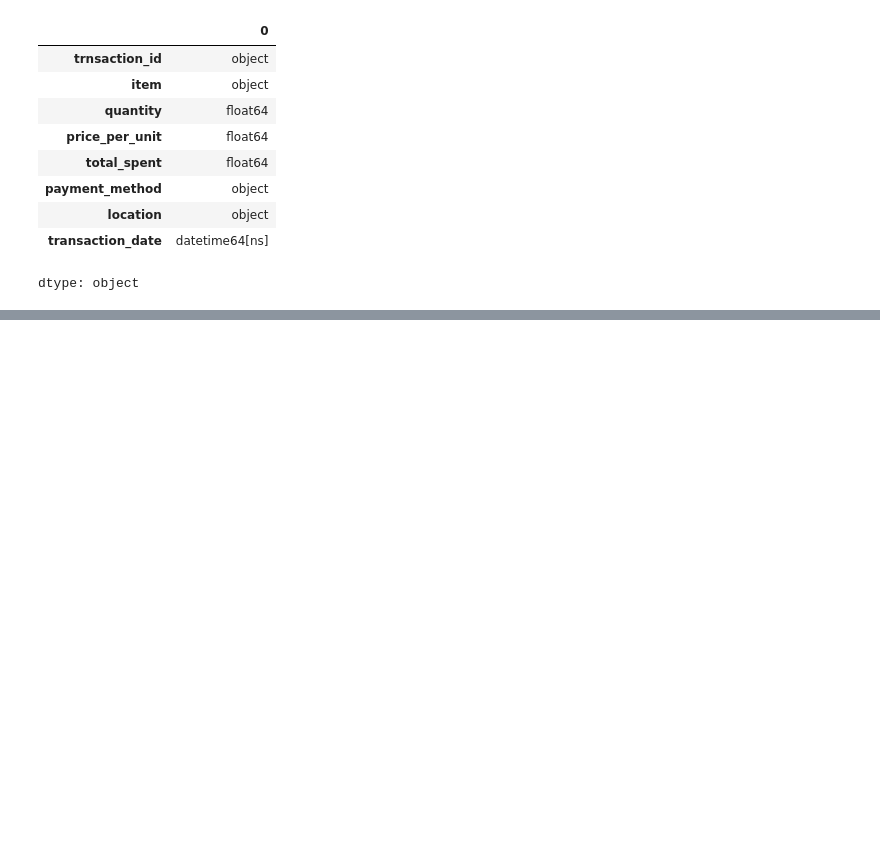
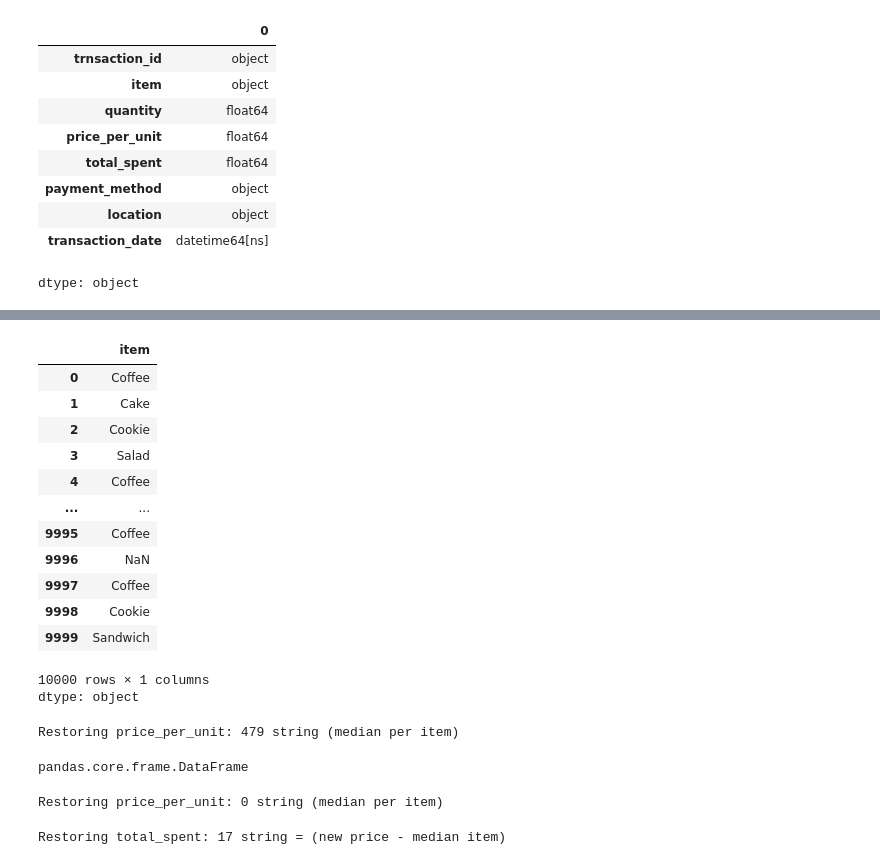
Before and after one commit to VikiTarasova/Analysis_Cafe_Sales, a Jupyter notebook: EDA_Cafe_Sales.ipynb, the cells around one changed output, grey strips where cells are left out. Drawn from its saved outputs; the diff is of its cells as text; code cells hidden in the pictures; blank space fills up the shorter version.

Commit message:
Data cleaning2

```diff
--- a/EDA_Cafe_Sales.ipynb
+++ b/EDA_Cafe_Sales.ipynb
@@ -257,0 +292,73 @@ dtype: object
+# %%
+df['item']
+# %% [output]
+|  | item |
+| 0 | Coffee |
+| 1 | Cake |
+| 2 | Cookie |
+| 3 | Salad |
+| 4 | Coffee |
+| ... | ... |
+| 9995 | Coffee |
+| 9996 | NaN |
+| 9997 | Coffee |
+| 9998 | Cookie |
+| 9999 | Sandwich |
+10000 rows × 1 columns
+dtype: object
+# %%
+# Спочатку конвертуємо стовпець у числовий тип
+df['price_per_unit'] = pd.to_numeric(df['price_per_unit'], errors='coerce')
+
+# Тепер будує map і заповнює пропуски
+price_map = (
+    df.dropna(subset=['item', 'price_per_unit'])
+    .groupby('item')['price_per_unit']
+    .median()
+    .to_dict()
+)
+
+mask_price = df['price_per_unit'].isna() & df['item'].notna()
+df.loc[mask_price, 'price_per_unit'] = df.loc[mask_price, 'item'].map(price_map)
+
+print(f"Restoring price_per_unit: {mask_price.sum()} string (median per item)")
+# %% [output]
+Restoring price_per_unit: 479 string (median per item)
+# %%
+type(df[mask_price])  # DataFrame
+type(df[mask_price]['item'])  # Series
+type(df[mask_price][['item', 'price_per_unit']])  # DataFrame
+type(df.loc[mask_price, 'item'])  # Series
+type(df.loc[mask_price, ['item', 'price_per_unit']])  # DataFrame
+# %% [output]
+pandas.core.frame.DataFrame
+# %%
+# dict of median prices
+price_map = (
+    df.dropna(subset=['item', 'price_per_unit'])
+    .groupby('item')['price_per_unit']
+    .median()
+    .to_dict()
+)
+mask_price = df['price_per_unit'].isna() & df['item'].notna()
+df.loc[mask_price, 'price_per_unit'] = df.loc[mask_price, 'item'].map(price_map)
+print(f"Restoring price_per_unit: {mask_price.sum()} string (median per item) ")
+# %% [output]
+Restoring price_per_unit: 0 string (median per item)
+# %%
+# Restoring total_spent (new price - median item)
+
+mask_recoverable2 = (
+    df['total_spent'].isna() &
+    df['quantity'].notna() &
+    df['price_per_unit'].notna()
+)
+
+df.loc[mask_recoverable2, 'total_spent'] = (
+    df.loc[mask_recoverable2, 'quantity'] *
+    df.loc[mask_recoverable2, 'price_per_unit']
+)
+
+print(f"Restoring total_spent: {mask_recoverable2.sum()} string = (new price - median item)")
+# %% [output]
+Restoring total_spent: 17 string = (new price - median item)
```
Also changed, not shown: parts of 11 cells of this notebook.
